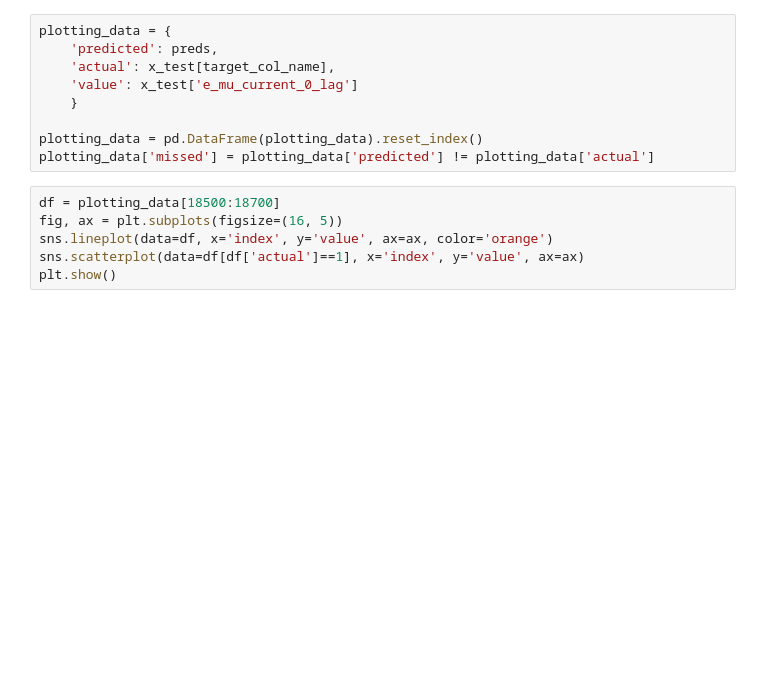
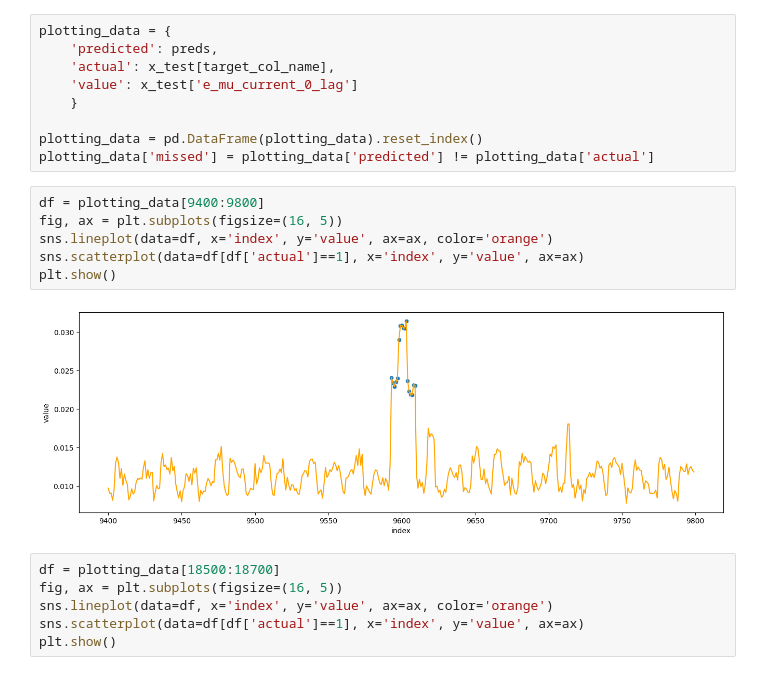
Before and after one commit to rmnigm/qber-forecasting, a Jupyter notebook: notebooks/catboost_outlier_detection.ipynb, the cells around one changed output. Saved outputs shown, nothing was run; the diff lists cells and outputs as text; blank space fills up the shorter version.

```diff
--- a/notebooks/catboost_outlier_detection.ipynb
+++ b/notebooks/catboost_outlier_detection.ipynb
@@ -143,6 +131,14 @@ plotting_data = {
 
 plotting_data = pd.DataFrame(plotting_data).reset_index()
 plotting_data['missed'] = plotting_data['predicted'] != plotting_data['actual']
+# %%
+df = plotting_data[9400:9800]
+fig, ax = plt.subplots(figsize=(16, 5))
+sns.lineplot(data=df, x='index', y='value', ax=ax, color='orange')
+sns.scatterplot(data=df[df['actual']==1], x='index', y='value', ax=ax)
+plt.show()
+# %% [output]
+[figure, added]
 # %%
 df = plotting_data[18500:18700]
 fig, ax = plt.subplots(figsize=(16, 5))
```
Also changed, not shown: parts of 14 cells of this notebook.
